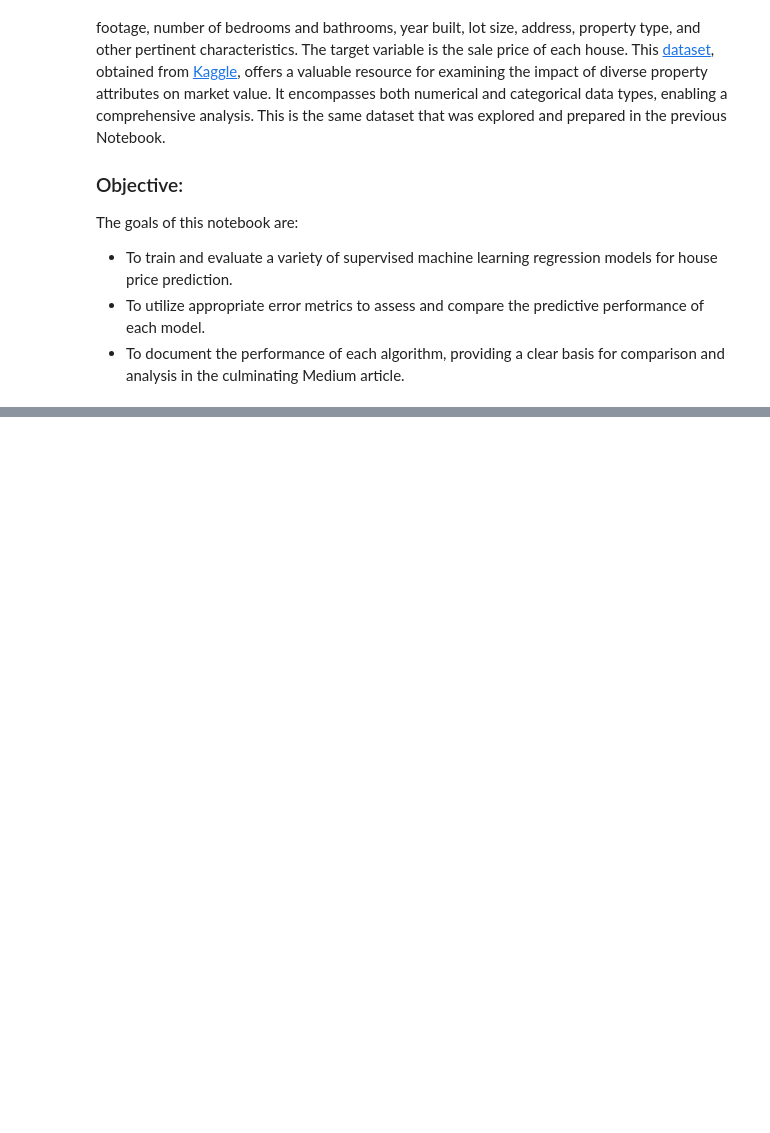
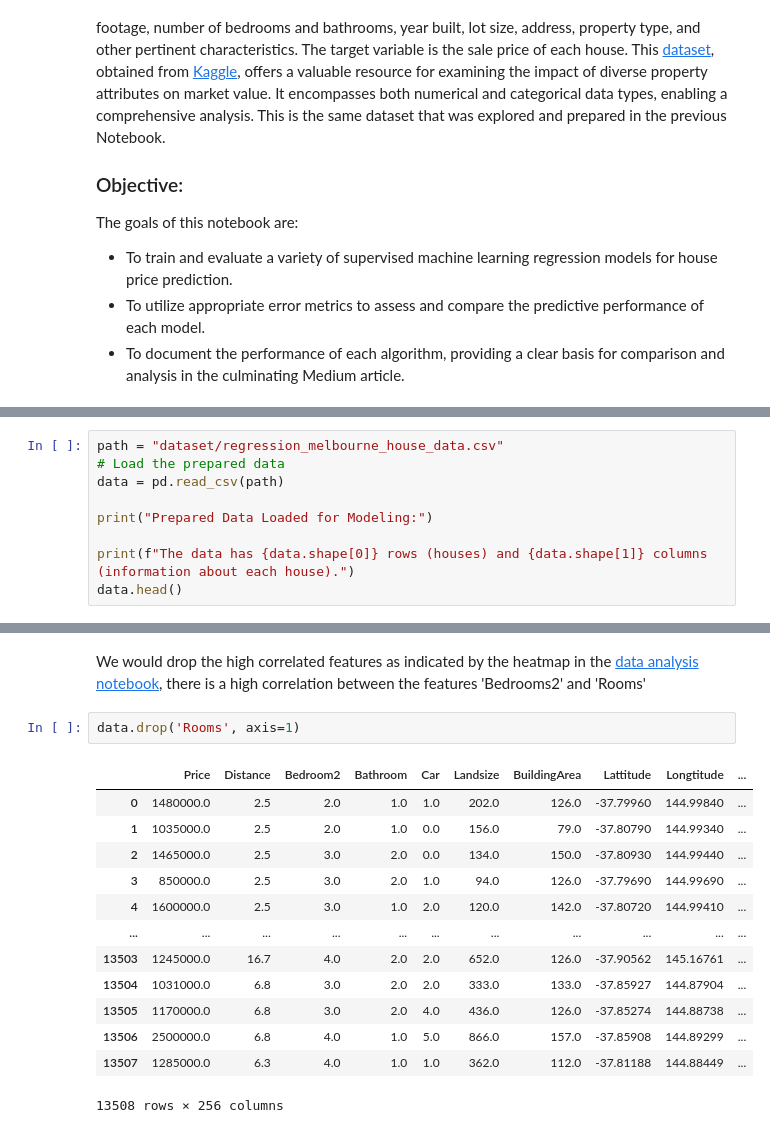
Before and after one commit to marcndo/ml_foundation, a Jupyter notebook: EDA/melbourne_data_model_analysis.ipynb, the cells around one changed output, grey strips where cells are left out. Saved outputs shown, nothing was run; the diff lists cells and outputs as text; blank space fills up the shorter version.

Commit message:
Train models

```diff
--- a/EDA/melbourne_data_model_analysis.ipynb
+++ b/EDA/melbourne_data_model_analysis.ipynb
@@ -13,0 +43,9 @@ The goals of this notebook are:
+# %%
+path = "dataset/regression_melbourne_house_data.csv"
+# Load the prepared data
+data = pd.read_csv(path)
+
+print("Prepared Data Loaded for Modeling:")
+
+print(f"The data has {data.shape[0]} rows (houses) and {data.shape[1]} columns (information about each house).")
+data.head()
@@ -13,0 +62,18 @@ The goals of this notebook are:
+# %% [markdown]
+We would drop the high correlated features as indicated by the heatmap in the [data analysis notebook](https://github.com/marcndo/ml_foundation/blob/main/EDA/Melbourne_data_analysis.ipynb), there is a high correlation between the features 'Bedrooms2' and 'Rooms'
+# %%
+data.drop('Rooms', axis=1)
+# %% [output]
+|  | Price | Distance | Bedroom2 | Bathroom | Car | Landsize | BuildingArea | Lattitude | Longtitude | ... |
+| 0 | 1480000.0 | 2.5 | 2.0 | 1.0 | 1.0 | 202.0 | 126.0 | -37.79960 | 144.99840 | ... |
+| 1 | 1035000.0 | 2.5 | 2.0 | 1.0 | 0.0 | 156.0 | 79.0 | -37.80790 | 144.99340 | ... |
+| 2 | 1465000.0 | 2.5 | 3.0 | 2.0 | 0.0 | 134.0 | 150.0 | -37.80930 | 144.99440 | ... |
+| 3 | 850000.0 | 2.5 | 3.0 | 2.0 | 1.0 | 94.0 | 126.0 | -37.79690 | 144.99690 | ... |
+| 4 | 1600000.0 | 2.5 | 3.0 | 1.0 | 2.0 | 120.0 | 142.0 | -37.80720 | 144.99410 | ... |
+| ... | ... | ... | ... | ... | ... | ... | ... | ... | ... | ... |
+| 13503 | 1245000.0 | 16.7 | 4.0 | 2.0 | 2.0 | 652.0 | 126.0 | -37.90562 | 145.16761 | ... |
+| 13504 | 1031000.0 | 6.8 | 3.0 | 2.0 | 2.0 | 333.0 | 133.0 | -37.85927 | 144.87904 | ... |
+| 13505 | 1170000.0 | 6.8 | 3.0 | 2.0 | 4.0 | 436.0 | 126.0 | -37.85274 | 144.88738 | ... |
+| 13506 | 2500000.0 | 6.8 | 4.0 | 1.0 | 5.0 | 866.0 | 157.0 | -37.85908 | 144.89299 | ... |
+| 13507 | 1285000.0 | 6.3 | 4.0 | 1.0 | 1.0 | 362.0 | 112.0 | -37.81188 | 144.88449 | ... |
+13508 rows × 256 columns
```
Also changed, not shown: parts of 18 cells of this notebook.
